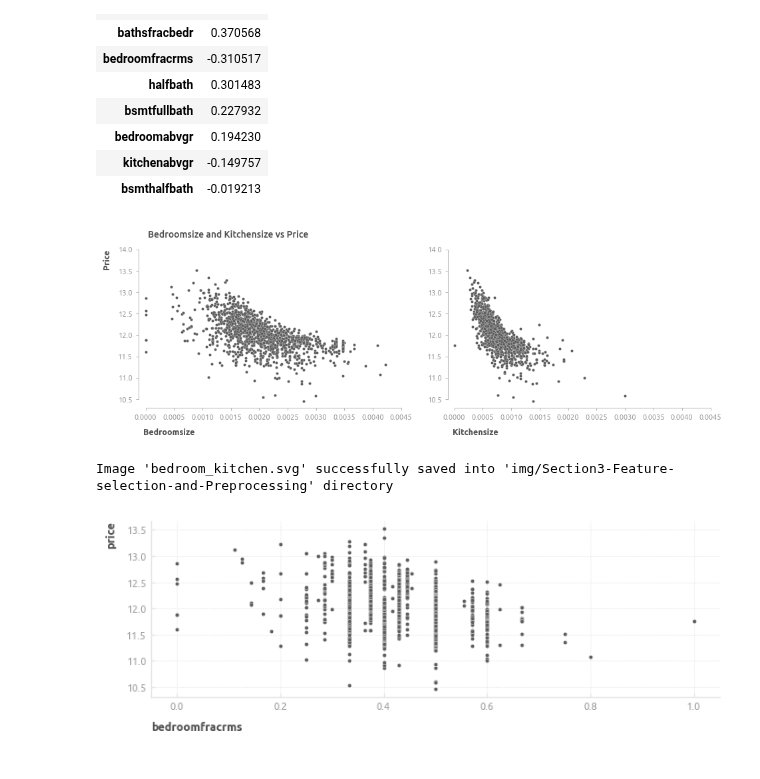
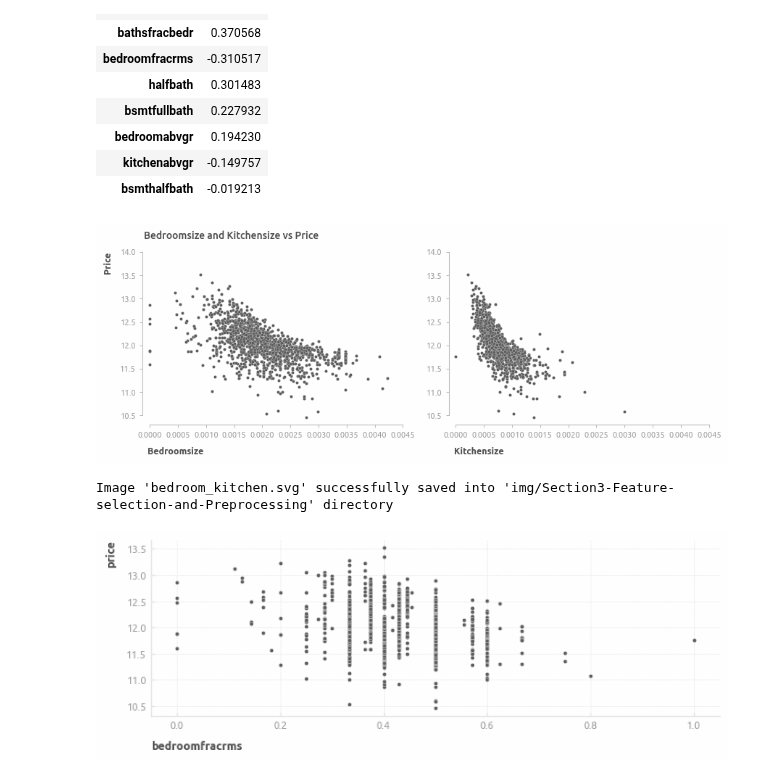
Before and after one commit to a-chasovsky/house-prices, a Jupyter notebook: Section3-Feature-selection-and-Preprocessing.ipynb, the cells around one changed output. Drawn from its saved outputs; the diff is of its cells as text; code cells hidden in the pictures.

```diff
--- a/Section3-Feature-selection-and-Preprocessing.ipynb
+++ b/Section3-Feature-selection-and-Preprocessing.ipynb
@@ -203,31 +203,31 @@ correlation_w_target(train_rooms, target)
 | kitchenabvgr | -0.149757 |
 | bsmthalfbath | -0.019213 |
 # %%
-fig = plt.figure(figsize=(11,3))
+fig = plt.figure(figsize=(10, 3))
 fig.suptitle('Bedroomsize and Kitchensize vs Price', x=0.241, fontsize=10)
 plt.subplot(1,2,1)
 sns.scatterplot(x=train_rooms['bedroomsize'], y=train[target], **scatter)
 plt.xlabel(str.capitalize('Bedroomsize'))
 plt.ylabel(str.capitalize('Price'))
 axis_rstyle(
     x_ticks=[0, 0.005, 0.0005],
     y_ticks=[10.5, 14.0, 0.5]
 )
 
 plt.subplot(1,2,2)
 sns.scatterplot(x=train_rooms['kitchensize'], y=train[target], **scatter)
 plt.xlabel(str.capitalize('Kitchensize'))
 plt.ylabel(None)
 axis_rstyle(
     x_ticks=[0, 0.005, 0.0005],
     y_ticks=[10.5, 14.0, 0.5]
 )
 
 plt.show()
 
 savefig('bedroom_kitchen', dir_save)
 # %% [output]
-[figure, old version]
+[figure, new version]
 Image 'bedroom_kitchen.svg' successfully saved into 'img/Section3-Feature-selection-and-Preprocessing' directory
 # %%
 sns.scatterplot(x=train_rooms['bedroomfracrms'], y=train[target]);
```
Also changed, not shown: parts of 1 cell of this notebook, 5 other files.
